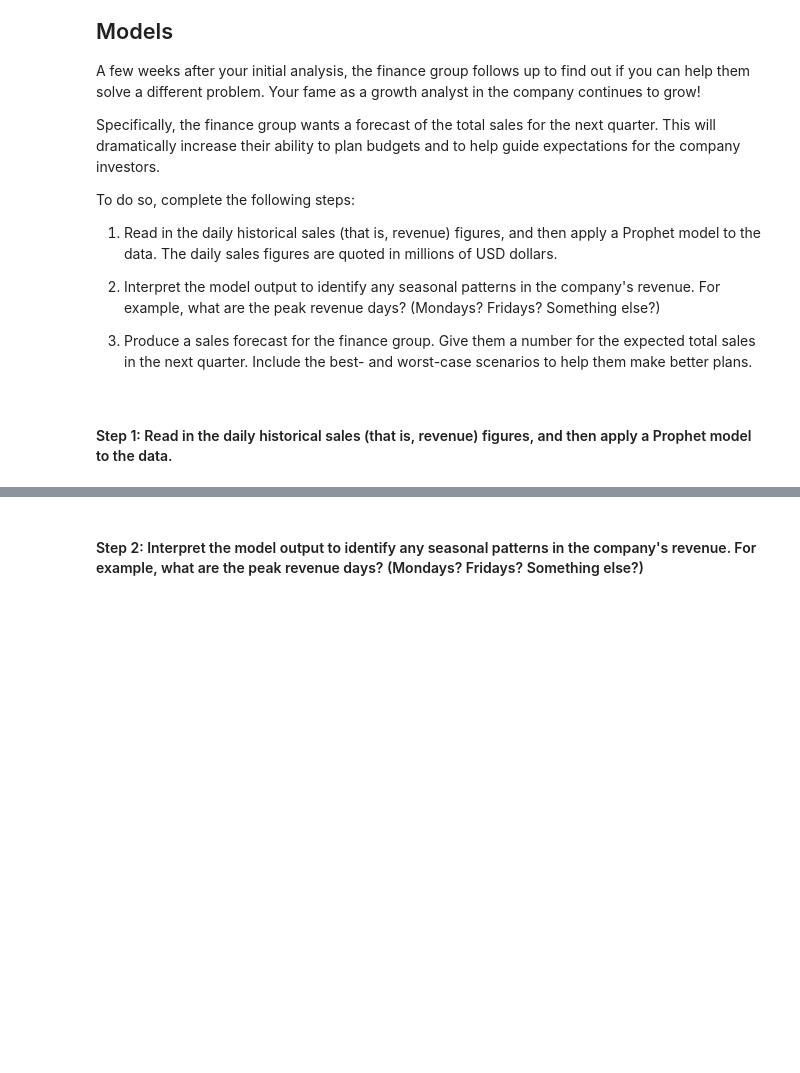
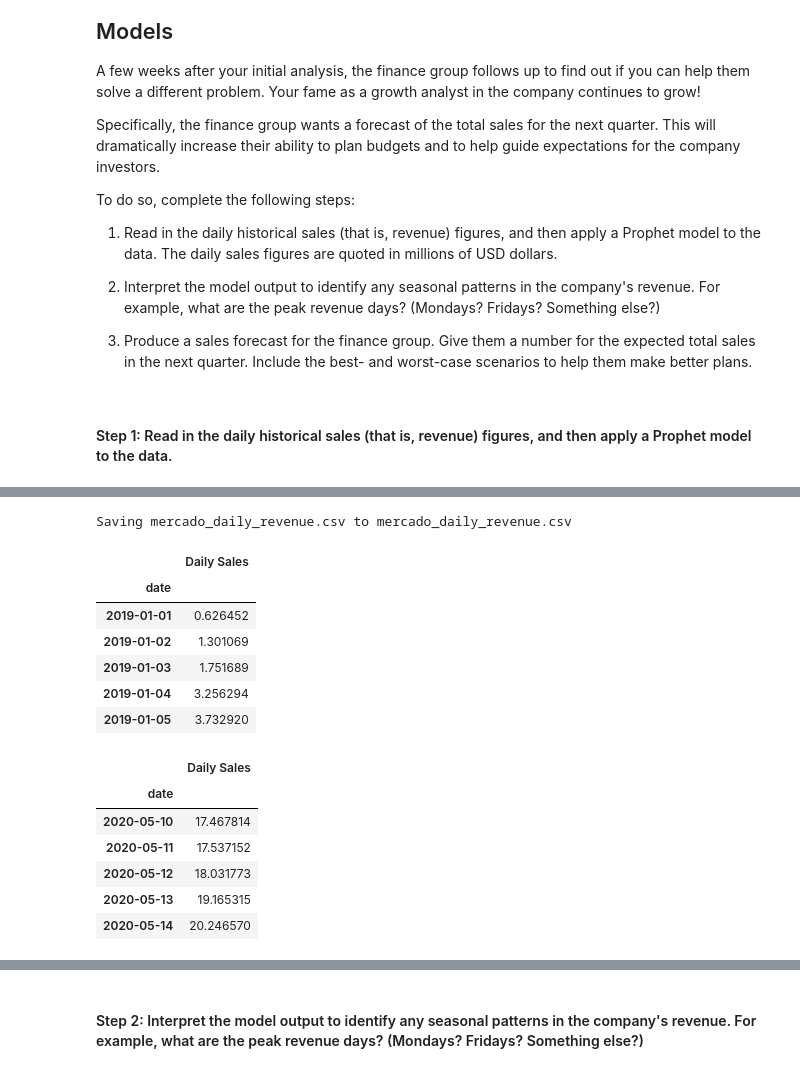
Before and after one commit to jgb161/Forecasting-Net-Prophet, a Jupyter notebook: forecasting_net_prophet.ipynb, the cells around one changed output, grey strips where cells are left out. Saved outputs shown, nothing was run; the diff lists cells and outputs as text; code cells hidden in the pictures; blank space fills up the shorter version.

```diff
--- a/forecasting_net_prophet.ipynb
+++ b/forecasting_net_prophet.ipynb
@@ -628,7 +628,13 @@ To do so, complete the following steps:
 from google.colab import files
 uploaded = files.upload()
 
-df_mercado_sales = # YOUR CODE HERE
+df_mercado_sales = pd.read_csv("mercado_daily_revenue.csv",
+                 index_col="date",
+                 infer_datetime_format=True,
+                 parse_dates=True
+                )
 
 # Review the DataFrame
-# YOUR CODE HERE
+display(df_mercado_sales.head())
+display(df_mercado_sales.tail())
+# %% [output]
@@ -635,3 +642,18 @@ df_mercado_sales = # YOUR CODE HERE
+Saving mercado_daily_revenue.csv to mercado_daily_revenue.csv
+|  | Daily Sales |
+| date |  |
+| 2019-01-01 | 0.626452 |
+| 2019-01-02 | 1.301069 |
+| 2019-01-03 | 1.751689 |
+| 2019-01-04 | 3.256294 |
+| 2019-01-05 | 3.732920 |
+|  | Daily Sales |
+| date |  |
+| 2020-05-10 | 17.467814 |
+| 2020-05-11 | 17.537152 |
+| 2020-05-12 | 18.031773 |
+| 2020-05-13 | 19.165315 |
+| 2020-05-14 | 20.246570 |
 # %%
 # Holoviews extension to render hvPlots in Colab
 hv.extension('bokeh')
```
Also changed, not shown: parts of 12 cells of this notebook.
